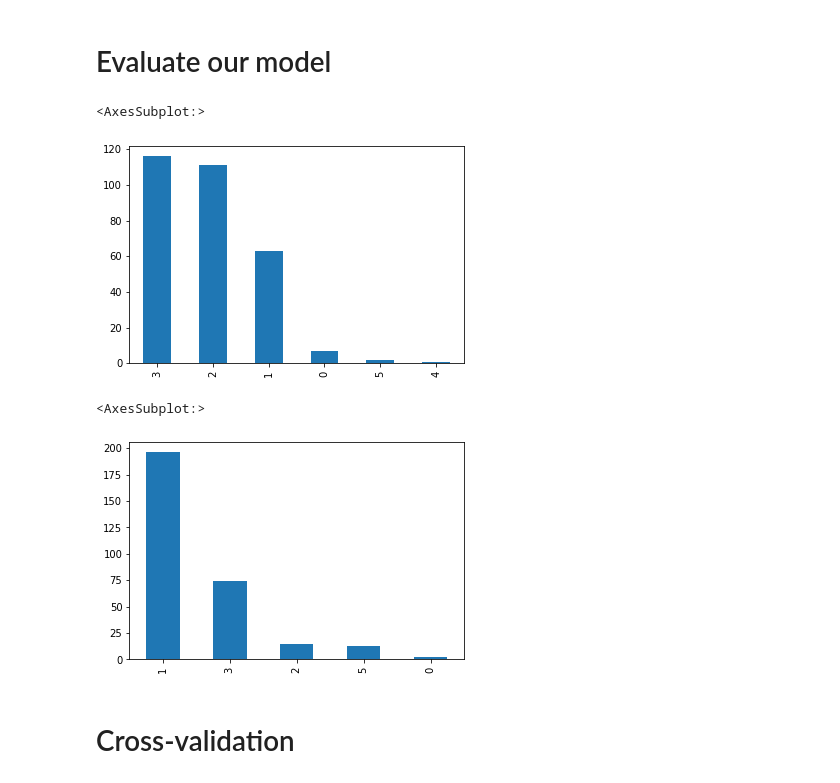
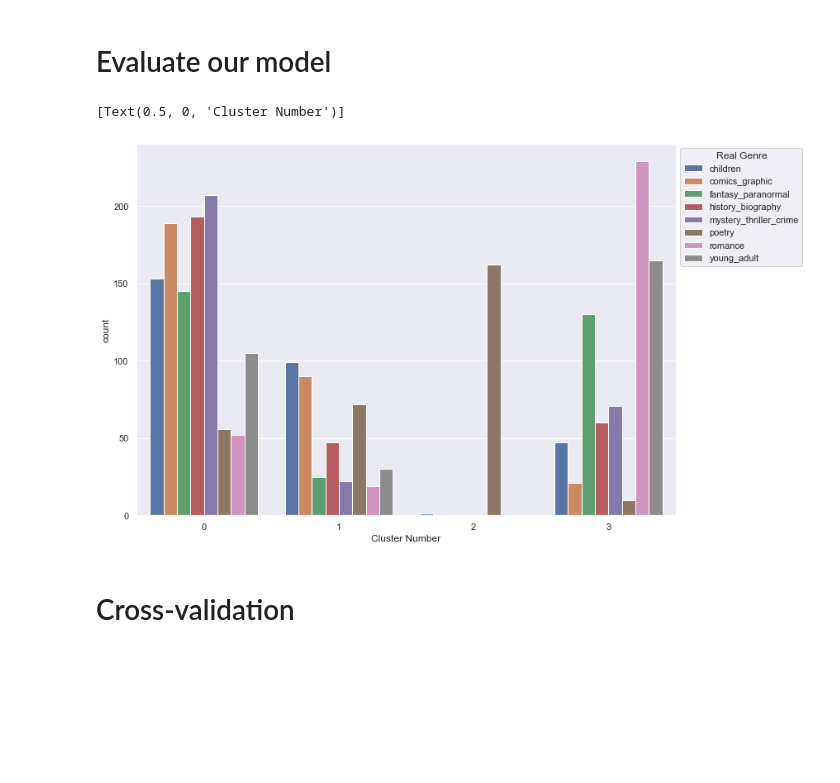
Before and after one commit to VitorBonella/NLP-Unsupervised-Learning, a Jupyter notebook: TrabalhoPratico-CienciaDeDados-IgorVarejão-VitorBonella.ipynb, the cells around one changed output. Saved outputs shown, nothing was run; the diff lists cells and outputs as text; code cells hidden in the pictures; blank space fills up the shorter version.

```diff
--- a/TrabalhoPratico-CienciaDeDados-IgorVarejão-VitorBonella.ipynb
+++ b/TrabalhoPratico-CienciaDeDados-IgorVarejão-VitorBonella.ipynb
@@ -492,16 +331,12 @@ df_mini['y_pred_sp'].value_counts().plot(kind = 'bar')
 # %% [markdown]
 # Evaluate our model
-# %%
-r = df_mini[df_mini.genre == 'children']
-r['pred_k_means'].value_counts().plot(kind = 'bar')
-# %% [output]
-<AxesSubplot:>
-[figure, removed]
-# %%
-r = df_mini[df_mini.genre == 'romance']
-r['pred_k_means'].value_counts().plot(kind = 'bar')
-# %% [output]
-<AxesSubplot:>
-[figure, removed]
+# %%
+sns.set(rc={'figure.figsize':(11.7,8.27)})
+p = sns.countplot(data=df_mini, x='pred_k_means', hue='genre')
+p.legend(title='Real Genre', bbox_to_anchor=(1, 1), loc='upper left')
+p.set(xlabel='Cluster Number')
+# %% [output]
+[Text(0.5, 0, 'Cluster Number')]
+[figure, added]
 # %% [markdown]
 # Cross-validation
```
Also changed, not shown: parts of 20 cells of this notebook.
